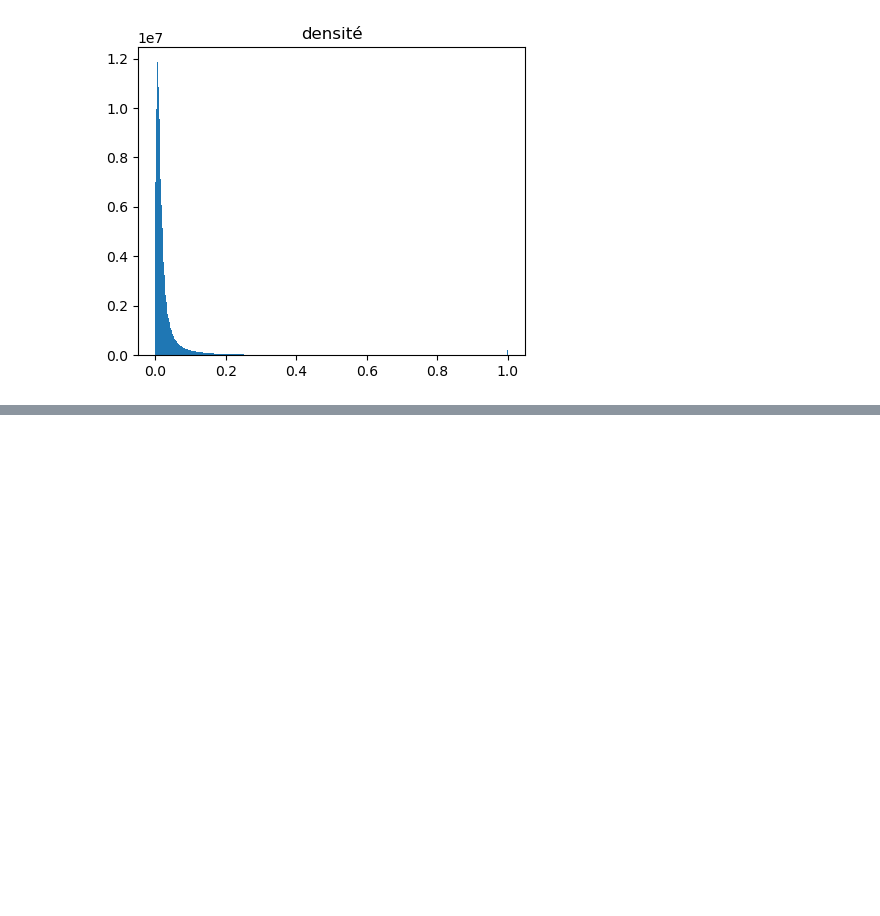
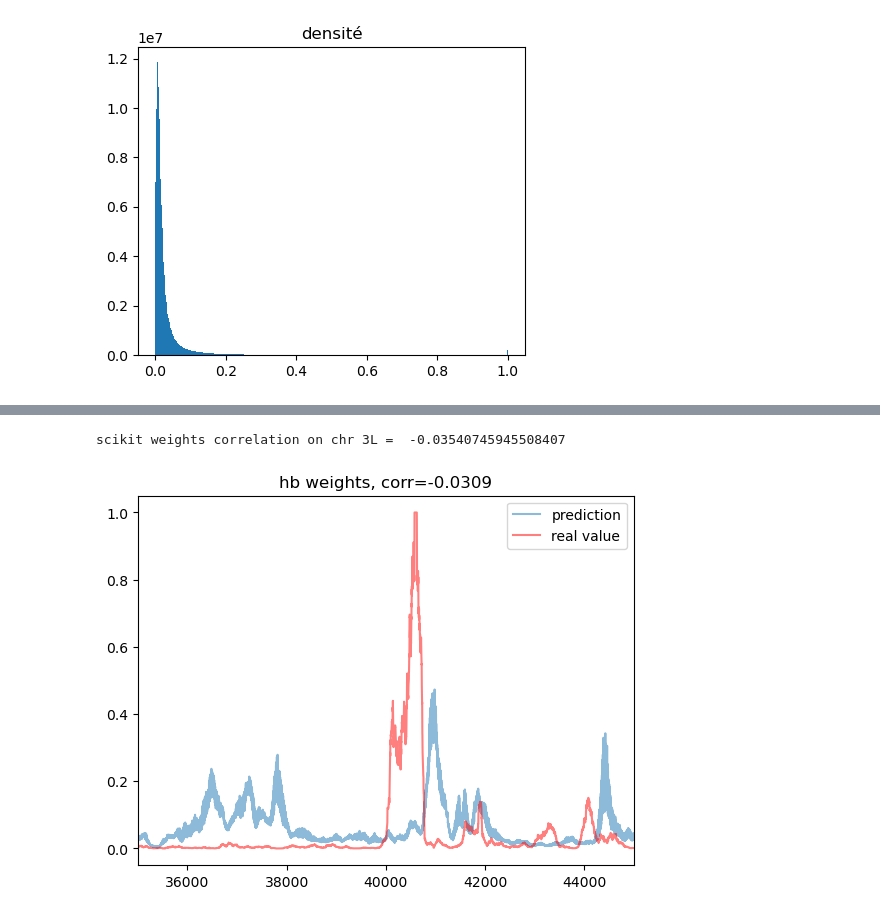
Before and after one commit to floriantilliet/mnhn_internship, a Jupyter notebook: projet1.ipynb, the cells around one changed output, grey strips where cells are left out. Saved outputs shown, nothing was run; the diff lists cells and outputs as text; code cells hidden in the pictures; blank space fills up the shorter version.

```diff
--- a/projet1.ipynb
+++ b/projet1.ipynb
@@ -489,0 +478,10 @@ np.concatenate((np.zeros((1, 2001, 3)), np.ones((1, 2001, 1))), axis=-1).shape
+# %%
+#create dataset for prediction (3L)
+start = 48800648
+stop = start + 100_000
+Y_chr3L=val[start:stop]
+chr3L=np.load('/home/florian/projet/r6.16/seq.npz')['3L']
+X_chr3L=[]
+for i in range(100000,200000):
+    X_chr3L.append(chr3L[i-1000:i+1001])
+X_chr3L = np.array(X_chr3L)
@@ -489,0 +532,5 @@ np.concatenate((np.zeros((1, 2001, 3)), np.ones((1, 2001, 1))), axis=-1).shape
+# %%
+#pred with old weights
+#pred3L=model.predict(X_chr3L, batch_size=1024)
+#pred with new weights
+pred3L2=model2.predict(X_chr3L, batch_size=1024)
@@ -489,0 +539,7 @@ np.concatenate((np.zeros((1, 2001, 3)), np.ones((1, 2001, 1))), axis=-1).shape
+# %%
+#corr1_3L = np.corrcoef(Y_chr3L[50000:60000].ravel(),pred3L[50000:60000].ravel())[0][1]
+corr2_3L = np.corrcoef(Y_chr3L.ravel(),pred3L2.ravel())[0][1]
+#print('homebrew weights correlation on chr 3L= ' , corr1_3L)
+print('scikit weights correlation on chr 3L = ' , corr2_3L)
+# %% [output]
+scikit weights correlation on chr 3L =  -0.03540745945508407
@@ -489,0 +562,18 @@ np.concatenate((np.zeros((1, 2001, 3)), np.ones((1, 2001, 1))), axis=-1).shape
+# %%
+#prediction plot on 3L
+#plt.subplot(1,2,1)
+#plt.plot(pred3L,alpha=0.5,label="prediction")
+#plt.plot(Y_chr3L,alpha=0.5,label="real value")
+#plt.xlim((30000, 60_000))
+#plt.legend()
+#plt.title('homebrew weights, corr='+str(np.round(corr1_3L,4)))
+#plt.ylabel('signal')
+#plt.subplot(1,2,2)
+plt.plot(pred3L2,alpha=0.5,label="prediction")
+plt.plot(Y_chr3L,alpha=0.5,label="real value",color="red")
+plt.xlim((35000, 45_000))
+plt.legend()
+plt.title('hb weights, corr='+str(np.round(corr2_3L,4)))
+plt.show()
+# %% [output]
+[figure, added]
```
Also changed, not shown: parts of 72 cells of this notebook.
